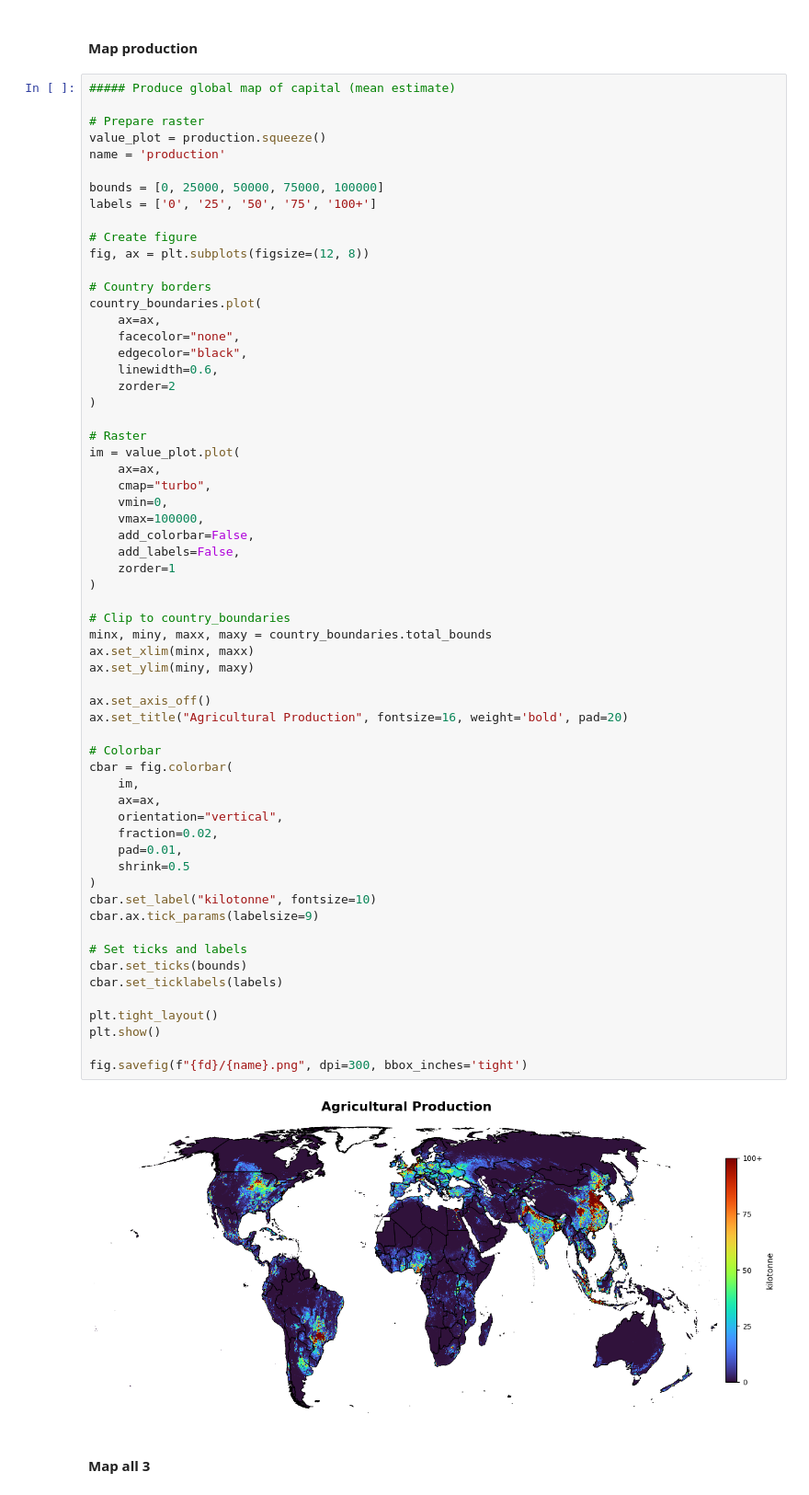
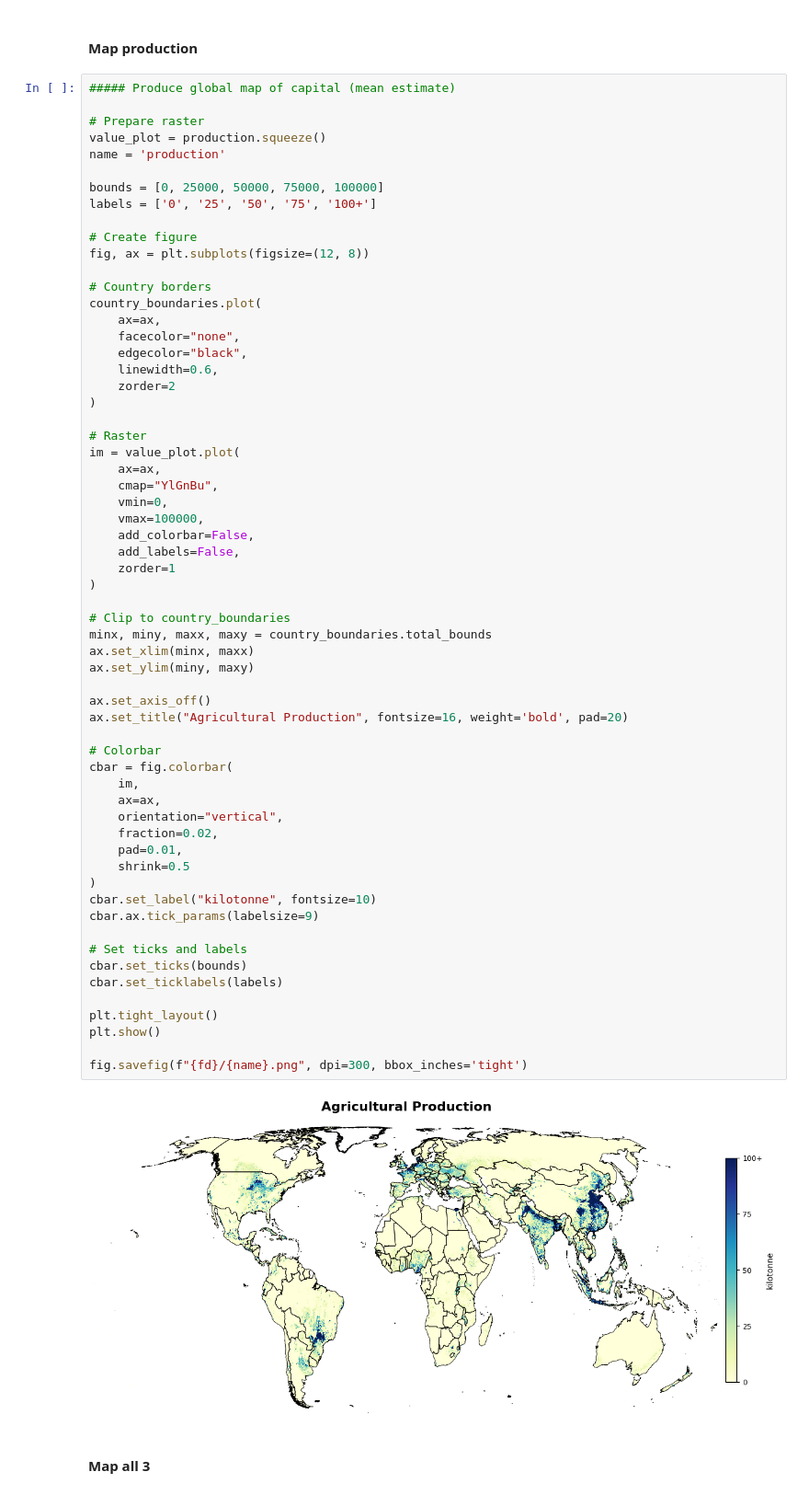
Before and after one commit to carinamani/AgDownscaling, a Jupyter notebook: 04_FIGURES/map_final_rasters.ipynb, the cells around one changed output. Shown at 92% size. Drawn from its saved outputs; the diff is of its cells as text.

```diff
--- a/04_FIGURES/map_final_rasters.ipynb
+++ b/04_FIGURES/map_final_rasters.ipynb
@@ -554,7 +554,7 @@ country_boundaries.plot(
 # Raster
 im = value_plot.plot(
     ax=ax,
-    cmap="turbo",
+    cmap="YlGnBu",
     vmin=0,
     vmax=100000,
     add_colorbar=False,
@@ -564,34 +564,34 @@ im = value_plot.plot(
 
 # Clip to country_boundaries
 minx, miny, maxx, maxy = country_boundaries.total_bounds
 ax.set_xlim(minx, maxx)
 ax.set_ylim(miny, maxy)
 
 ax.set_axis_off()
 ax.set_title("Agricultural Production", fontsize=16, weight='bold', pad=20)
 
 # Colorbar
 cbar = fig.colorbar(
     im,
     ax=ax,
     orientation="vertical",
     fraction=0.02,
     pad=0.01,
     shrink=0.5
 )
 cbar.set_label("kilotonne", fontsize=10)
 cbar.ax.tick_params(labelsize=9)
 
 # Set ticks and labels
 cbar.set_ticks(bounds)
 cbar.set_ticklabels(labels)
 
 plt.tight_layout()
 plt.show()
 
 fig.savefig(f"{fd}/{name}.png", dpi=300, bbox_inches='tight')
 # %% [output]
-[figure, old version]
+[figure, new version]
 # %% [markdown]
 #### Map all 3
 # %%
```
Also changed, not shown: parts of 5 cells of this notebook, 3 other files.
